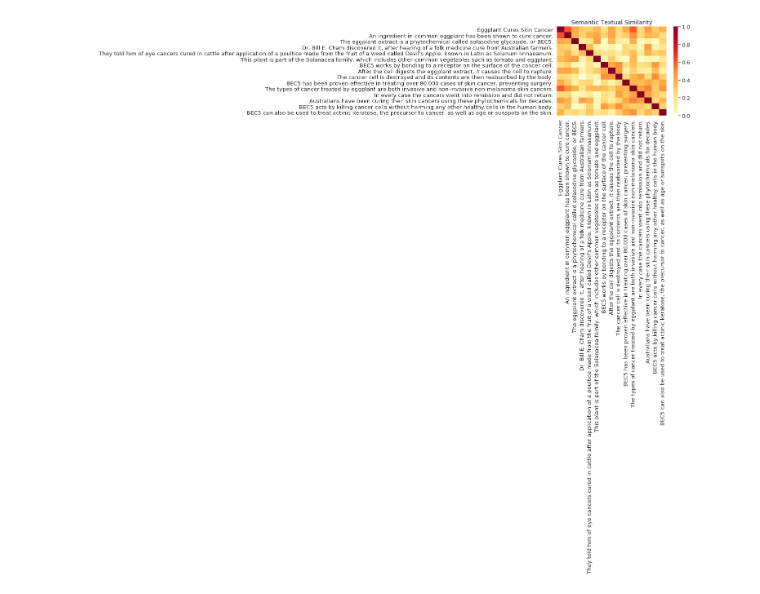
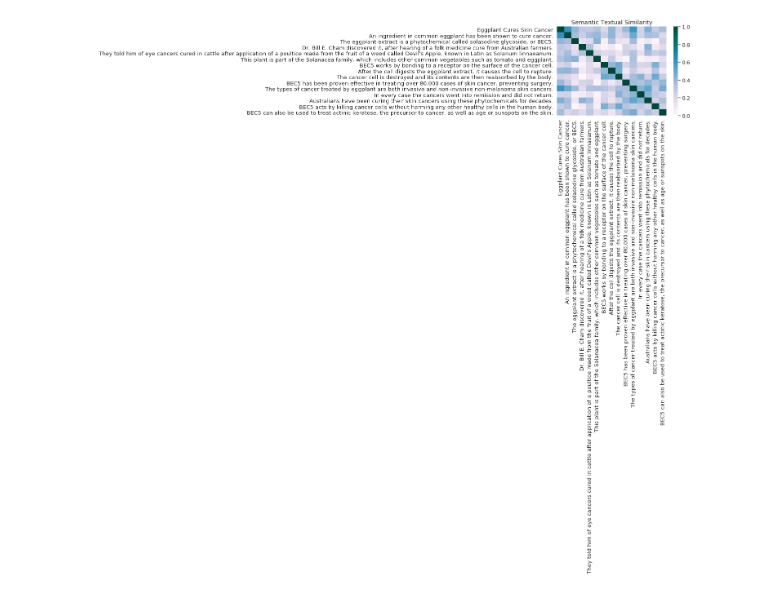
Before and after one commit to pritamdeka/sentence_similarity_using_USE, a Jupyter notebook: experiment_with_USE.ipynb, the cells around one changed output. Cells and saved outputs as stored; diff of their text form; code cells hidden in the pictures.

```diff
--- a/experiment_with_USE.ipynb
+++ b/experiment_with_USE.ipynb
@@ -36,32 +36,32 @@ def plot_similarity(labels, features, rotation):
       xticklabels=labels,
       yticklabels=labels,
       vmin=0,
       vmax=1,
-      cmap="YlOrRd")
+      cmap="PuBuGn")
   g.set_xticklabels(labels, rotation=rotation)
   g.set_title("Semantic Textual Similarity")
 
 def run_and_plot(messages):
   message_embeddings_ = embed(messages)
   plot_similarity(messages, message_embeddings_, 90)
   #measures = Similarity()
   #measures.cosine_similarity(message_embeddings_[0],message_embeddings_[2])
 
 messages=["Eggplant Cures Skin Cancer",
           "An ingredient in common eggplant has been shown to cure cancer." ,
 "The eggplant extract is a phytochemical called solasodine glycoside, or BEC5.",
 "Dr. Bill E. Cham discovered it, after hearing of a folk medicine cure from Australian farmers.",
 "They told him of eye cancers cured in cattle after application of a poultice made from the fruit of a weed called Devil's Apple, known in Latin as Solanum linnaeanum.",
 "This plant is part of the Solanacea family, which includes other common vegetables such as tomato and eggplant.",
 "BEC5 works by bonding to a receptor on the surface of the cancer cell.",
 "After the cell digests the eggplant extract, it causes the cell to rupture.",
 "The cancer cell is destroyed and its contents are then reabsorbed by the body.",
     "BEC5 has been proven effective in treating over 80,000 cases of skin cancer, preventing surgery.",
     "The types of cancer treated by eggplant are both invasive and non-invasive non-melanoma skin cancers.",
     "In every case the cancers went into remission and did not return.",
     "Australians have been curing their skin cancers using these phytochemicals for decades.",
     "BEC5 acts by killing cancer cells without harming any other healthy cells in the human body.",
     "BEC5 can also be used to treat actinic keratose, the precursor to cancer, as well as age or sunspots on the skin."]
 run_and_plot(messages)
 # %% [output]
-[figure, old version]
+[figure, new version]
```
